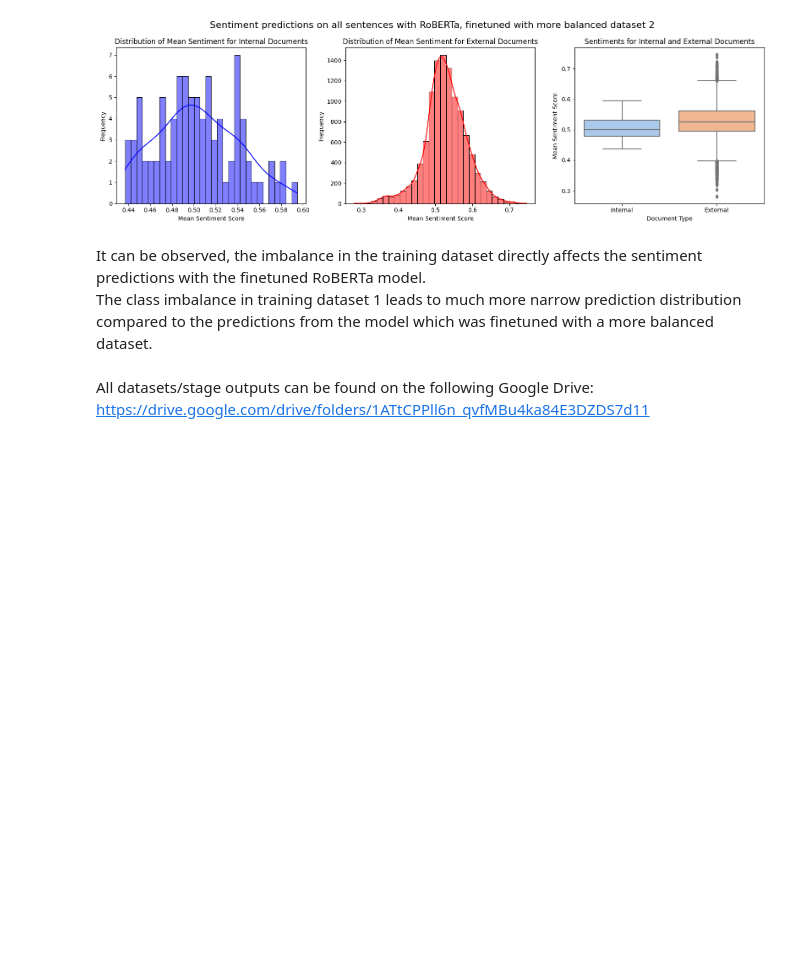
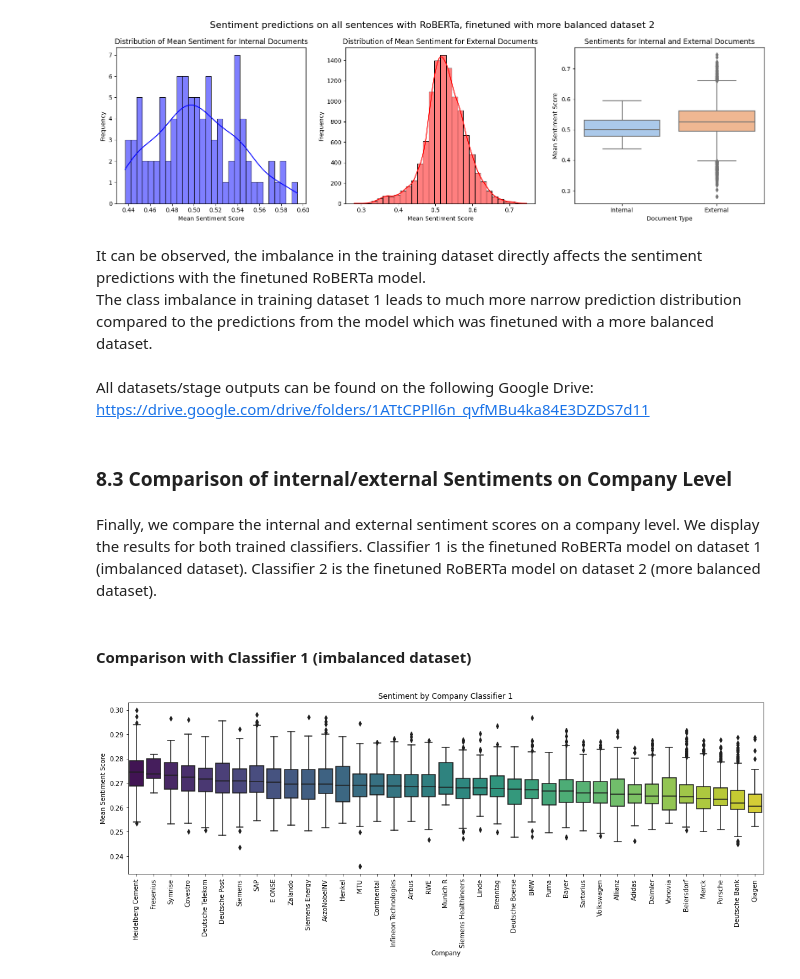
Before and after one commit to syX113/hslu-nlp, a Jupyter notebook: stage3/03-train-classifier.ipynb, the cells around one changed output. Drawn from its saved outputs; the diff is of its cells as text; code cells hidden in the pictures; blank space fills up the shorter version.

```diff
--- a/stage3/03-train-classifier.ipynb
+++ b/stage3/03-train-classifier.ipynb
@@ -1284,3 +1284,30 @@ The class imbalance in training dataset 1 leads to much more narrow prediction d
 # %% [markdown]
 All datasets/stage outputs can be found on the following Google Drive:
 https://drive.google.com/drive/folders/1ATtCPPll6n_qvfMBu4ka84E3DZDS7d11
+# %% [markdown]
+### 8.3 Comparison of internal/external Sentiments on Company Level
+# %% [markdown]
+Finally, we compare the internal and external sentiment scores on a company level. We display the results for both trained classifiers.
+Classifier 1 is the finetuned RoBERTa model on dataset 1 (imbalanced dataset). Classifier 2 is the finetuned RoBERTa model on dataset 2 (more balanced dataset).
+# %% [markdown]
+#### Comparison with Classifier 1 (imbalanced dataset)
+# %%
+# Calculate median values for each company
+median_values = predictions_imb.groupby('company')['st3_sentiment_llm_continuous_mean'].median().sort_values(ascending=False)
+
+# Add median values as a new column in the DataFrame
+df_with_median = predictions_imb.join(median_values, on='company', rsuffix='_median')
+
+# Sort the DataFrame based on the median values
+df_sorted = df_with_median.sort_values('st3_sentiment_llm_continuous_mean_median', ascending=False)
+
+# Create the boxplot with the sorted DataFrame
+plt.figure(figsize=(18, 5))
+sns.boxplot(data=df_sorted, x='company', y='st3_sentiment_llm_continuous_mean', palette='viridis')
+plt.title('Sentiment by Company Classifier 1')
+plt.xlabel('Company')
+plt.ylabel('Mean Sentiment Score')
+plt.xticks(rotation=90)
+plt.show()
+# %% [output]
+[figure, added]
```
Also changed, not shown: parts of 9 cells of this notebook.
